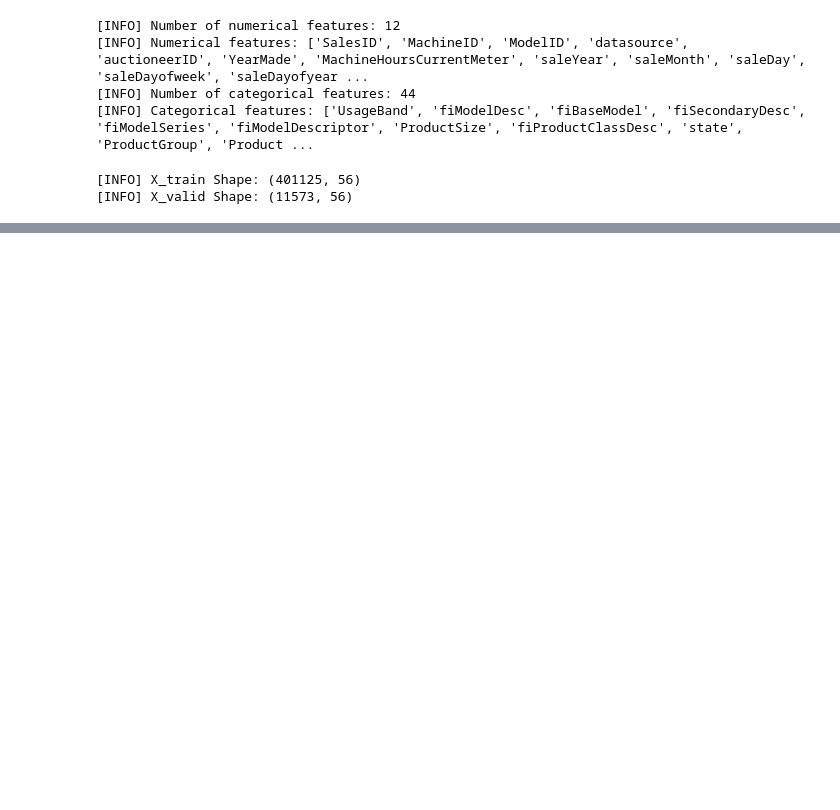
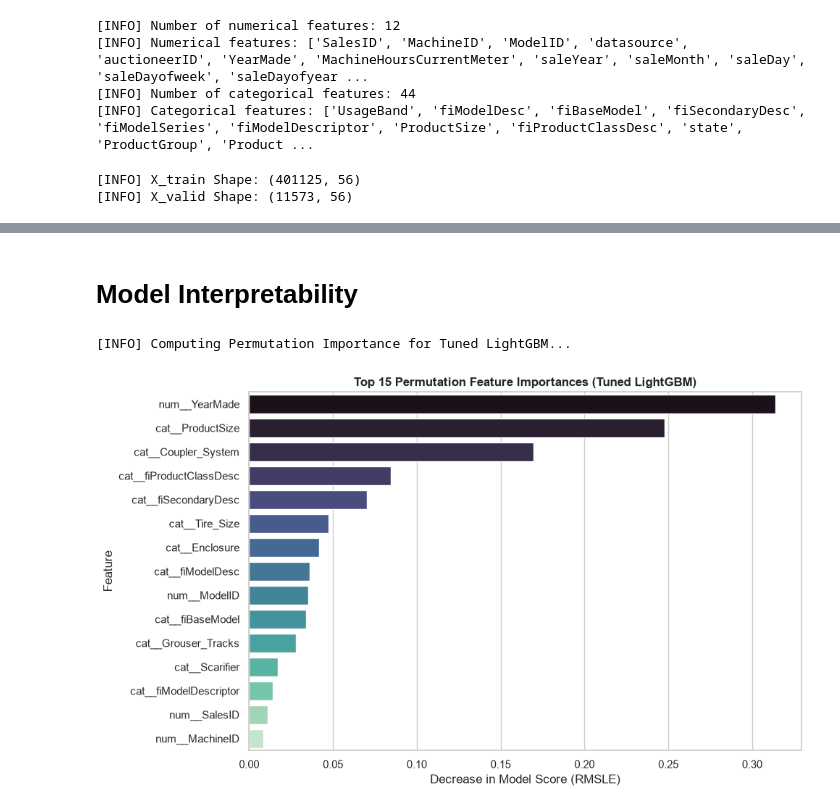
Before and after one commit to BevisWong76/bulldozers-price-predictor, a Jupyter notebook: bulldozers_price_regression.ipynb, the cells around one changed output, grey strips where cells are left out. Saved outputs shown, nothing was run; the diff lists cells and outputs as text; code cells hidden in the pictures; blank space fills up the shorter version.

```diff
--- a/bulldozers_price_regression.ipynb
+++ b/bulldozers_price_regression.ipynb
@@ -272,0 +878,2 @@ print(f"[INFO] X_valid Shape: {X_valid_preprocessed.shape}")
+# %% [markdown]
+# Model Interpretability
@@ -272,0 +903,42 @@ print(f"[INFO] X_valid Shape: {X_valid_preprocessed.shape}")
+# %%
+# Permutation Importance - Stacking Regressor
+
+print("[INFO] Computing Permutation Importance for Tuned LightGBM...")
+
+perm_result = permutation_importance(
+    tuned_lgb_model,
+    X_valid_sample,
+    y_valid_sample,
+    scoring="neg_root_mean_squared_error",
+    n_repeats=5,
+    random_state=42,
+    n_jobs=1,  # n_jobs=1 prevents inter-process memory overhead on Windows
+)
+
+# Organize into DataFrame
+perm_df = pd.DataFrame(
+    {"Feature": feature_names, "Importance": perm_result.importances_mean}
+).sort_values(by="Importance", ascending=False)
+
+# Plot Top 15 Features
+plt.figure(figsize=(10, 6))
+sns.set_theme(style="whitegrid")
+sns.barplot(
+    data=perm_df.head(15),
+    x="Importance",
+    y="Feature",
+    hue="Feature",
+    palette="mako",
+    legend=False,
+)
+plt.title(
+    "Top 15 Permutation Feature Importances (Tuned LightGBM)",
+    fontweight="bold",
+)
+plt.xlabel("Decrease in Model Score (RMSLE)")
+plt.tight_layout()
+plt.savefig(features_plots_dir / "01_permutation_importance_tuned_stacking.png", dpi=300)  # Save the figure
+plt.show()
+# %% [output]
+[INFO] Computing Permutation Importance for Tuned LightGBM...
+[figure, added]
```
Also changed, not shown: parts of 29 cells of this notebook, 13 other files.
